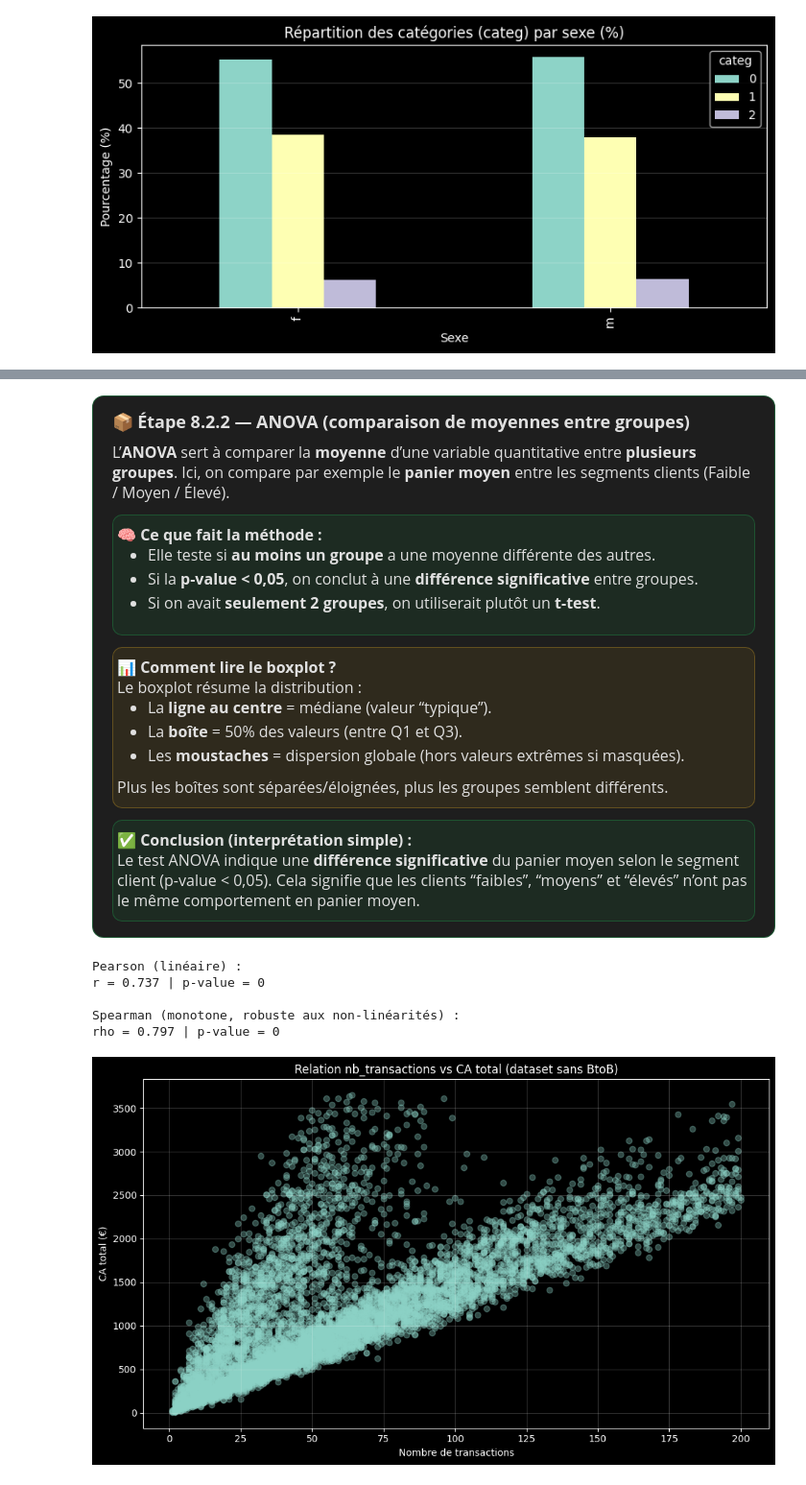
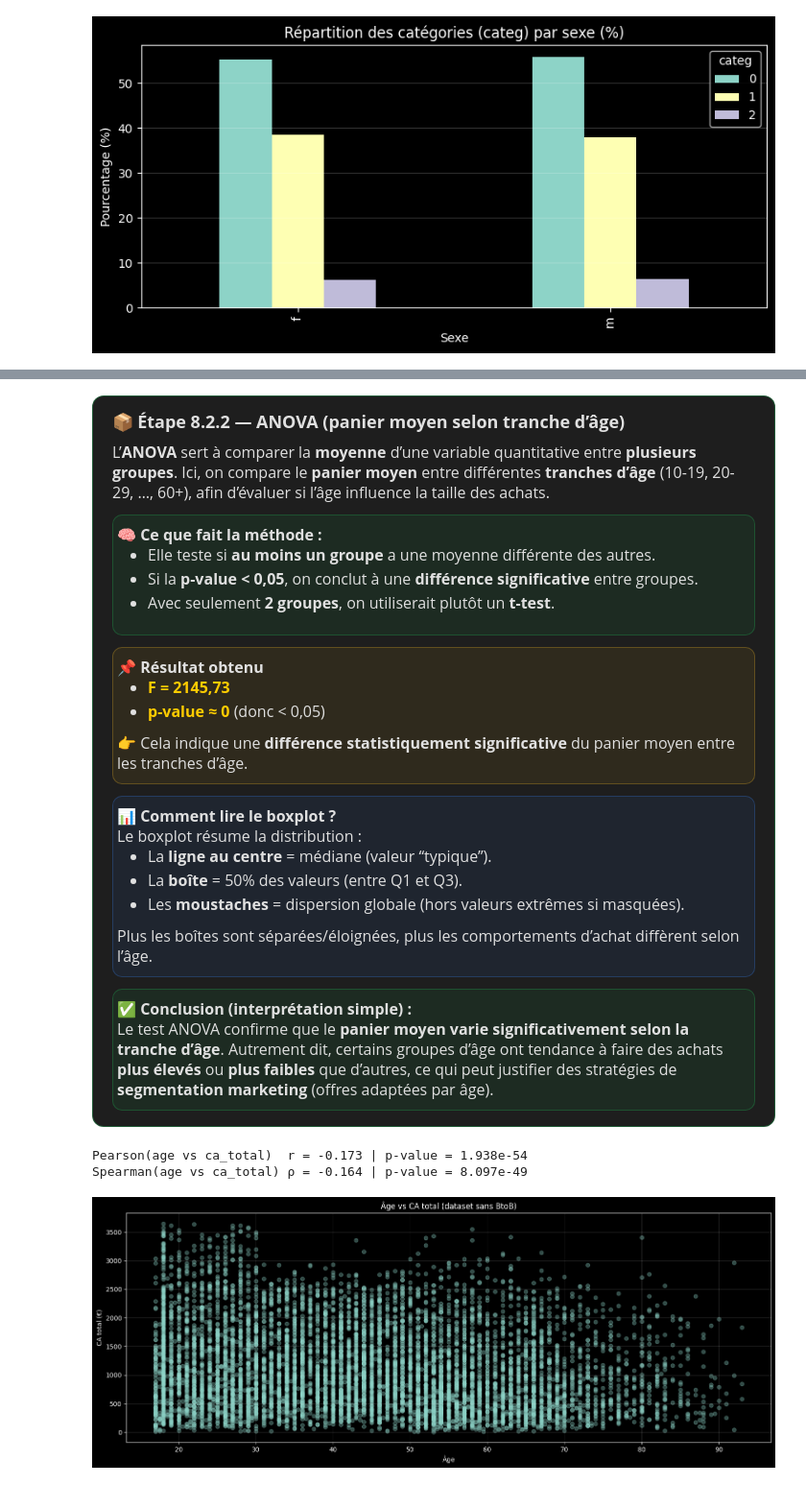
Before and after one commit to Stephane-OC/lapage, a Jupyter notebook: analyse_lapage.ipynb, the cells around one changed output, grey strips where cells are left out. Shown at 96% size. Drawn from its saved outputs; the diff is of its cells as text; code cells hidden in the pictures.

```diff
--- a/analyse_lapage.ipynb
+++ b/analyse_lapage.ipynb
@@ -5599,26 +5597,30 @@ categ
 2     6.33
 Name: percent, dtype: Float64
 # %%
-# Préparation des données (dataset "sans BtoB")
-# Objectif : construire un dataset client pour les tests statistiques.
+# Base — Construire l'âge et un dataset client pour les tests
+# Objectif : préparer les variables Age, CA total, fréquence et panier moyen
 
-# Dataset filtré (clients atypiques exclus)
 df = df_sans_btob.copy()
 
-# Agrégation client (comme en 8.1)
+# âge au moment de l'achat (année transaction - année naissance)
+df["age"] = df["date"].dt.year - df["birth"]
+
+# sécurité : on garde des âges plausibles (à ajuster si besoin)
+df = df[(df["age"] >= 10) & (df["age"] <= 100)].copy()
+
+# dataset client
 client_stats = (
     df.groupby("client_id")
       .agg(
+          age=("age", "median"),             # âge "représentatif" du client
           nb_transactions=("price", "size"),
           ca_total=("price", "sum"),
           panier_moyen=("price", "mean"),
+          sex=("sex", "first")               # 1 valeur par client
       )
       .reset_index()
 )
 
 display(client_stats.head())
-print("Nombre de clients analysés :", len(client_stats))
-
-# Petit contrôle rapide
-print("CA total (dataset sans BtoB) :", f"{df['price'].sum():,.0f} €".replace(",", " "))
+print("Clients analysés :", len(client_stats))
 # %% [output]
@@ -5869,12 +5850,13 @@ ANOVA sur panier_moyen selon segment_client | F = 582.92 | p-value = 0.0000
 
   <div style="display:flex; align-items:center; gap:10px; margin-bottom:10px;">
     <span style="font-size:18px;">📦</span>
-    <b style="font-size:18px;">Étape 8.2.2 — ANOVA (comparaison de moyennes entre groupes)</b>
+    <b style="font-size:18px;">Étape 8.2.2 — ANOVA (panier moyen selon tranche d’âge)</b>
   </div>
 
   <p style="margin:0 0 10px 0;">
     L’<b>ANOVA</b> sert à comparer la <b>moyenne</b> d’une variable quantitative entre <b>plusieurs groupes</b>.
-    Ici, on compare par exemple le <b>panier moyen</b> entre les segments clients (Faible / Moyen / Élevé).
+    Ici, on compare le <b>panier moyen</b> entre différentes <b>tranches d’âge</b> (10-19, 20-29, …, 60+),
+    afin d’évaluer si l’âge influence la taille des achats.
   </p>
 
   <div style="
@@ -5888,7 +5870,7 @@ ANOVA sur panier_moyen selon segment_client | F = 582.92 | p-value = 0.0000
     <ul style="margin:8px 0 0 0; padding-left:18px;">
       <li>Elle teste si <b>au moins un groupe</b> a une moyenne différente des autres.</li>
       <li>Si la <b>p-value &lt; 0,05</b>, on conclut à une <b>différence significative</b> entre groupes.</li>
-      <li>Si on avait <b>seulement 2 groupes</b>, on utiliserait plutôt un <b>t-test</b>.</li>
+      <li>Avec seulement <b>2 groupes</b>, on utiliserait plutôt un <b>t-test</b>.</li>
     </ul>
   </div>
 
@@ -5899,6 +5881,21 @@ ANOVA sur panier_moyen selon segment_client | F = 582.92 | p-value = 0.0000
     background:rgba(251,191,36,0.08);
     border:1px solid rgba(251,191,36,0.25);
   ">
+    📌 <b>Résultat obtenu</b><br>
+    <ul style="margin:8px 0 0 0; padding-left:18px;">
+      <li><b style="color:#ffcc00;">F = 2145,73</b></li>
+      <li><b style="color:#ffcc00;">p-value ≈ 0</b> (donc &lt; 0,05)</li>
+    </ul>
+    👉 Cela indique une <b>différence statistiquement significative</b> du panier moyen entre les tranches d’âge.
+  </div>
+
+  <div style="
+    margin-top:12px;
+    padding:10px 4px;
+    border-radius:10px;
+    background:rgba(59,130,246,0.08);
+    border:1px solid rgba(59,130,246,0.25);
+  ">
     📊 <b>Comment lire le boxplot ?</b><br>
     Le boxplot résume la distribution :
     <ul style="margin:8px 0 0 0; padding-left:18px;">
@@ -5906,7 +5903,7 @@ ANOVA sur panier_moyen selon segment_client | F = 582.92 | p-value = 0.0000
       <li>La <b>boîte</b> = 50% des valeurs (entre Q1 et Q3).</li>
       <li>Les <b>moustaches</b> = dispersion globale (hors valeurs extrêmes si masquées).</li>
     </ul>
-    Plus les boîtes sont séparées/éloignées, plus les groupes semblent différents.
+    Plus les boîtes sont séparées/éloignées, plus les comportements d’achat diffèrent selon l’âge.
   </div>
 
   <div style="
@@ -5917,45 +5914,36 @@ ANOVA sur panier_moyen selon segment_client | F = 582.92 | p-value = 0.0000
     border:1px solid rgba(34,197,94,0.25);
   ">
     ✅ <b>Conclusion (interprétation simple) :</b><br>
-    Le test ANOVA indique une <b>différence significative</b> du panier moyen selon le segment client (p-value &lt; 0,05).
-    Cela signifie que les clients “faibles”, “moyens” et “élevés” n’ont pas le même comportement en panier moyen.
+    Le test ANOVA confirme que le <b>panier moyen varie significativement selon la tranche d’âge</b>.
+    Autrement dit, certains groupes d’âge ont tendance à faire des achats <b>plus élevés</b> ou <b>plus faibles</b> que d’autres,
+    ce qui peut justifier des stratégies de <b>segmentation marketing</b> (offres adaptées par âge).
   </div>
 
 </div>
 # %%
-# Pearson / Spearman (corrélations + significativité)
-# Objectif : mesurer la relation entre variables quantitatives (r + p-value)
+# Pearson/Spearman — Âge vs montant total des achats (CA total)
 
 from scipy.stats import pearsonr, spearmanr
 
-x = client_stats["nb_transactions"]
+x = client_stats["age"]
 y = client_stats["ca_total"]
 
 r_p, p_p = pearsonr(x, y)
 r_s, p_s = spearmanr(x, y)
 
-print("Pearson (linéaire) :")
-print(f"r = {r_p:.3f} | p-value = {p_p:.4g}")
+print(f"Pearson(age vs ca_total)  r = {r_p:.3f} | p-value = {p_p:.4g}")
+print(f"Spearman(age vs ca_total) ρ = {r_s:.3f} | p-value = {p_s:.4g}")
 
-print("\nSpearman (monotone, robuste aux non-linéarités) :")
-print(f"rho = {r_s:.3f} | p-value = {p_s:.4g}")
-
-# Graphique : nuage de points
 plt.style.use("dark_background")
-fig, ax = plt.subplots(figsize=(10, 6))
-
+fig, ax = plt.subplots(figsize=(15, 6))
 ax.scatter(x, y, alpha=0.35)
-ax.set_title("Relation nb_transactions vs CA total (dataset sans BtoB)")
-ax.set_xlabel("Nombre de transactions")
+ax.set_title("Âge vs CA total (dataset sans BtoB)")
+ax.set_xlabel("Âge")
 ax.set_ylabel("CA total (€)")
 ax.grid(alpha=0.2)
-
 plt.tight_layout()
 plt.show()
 # %% [output]
-Pearson (linéaire) :
-r = 0.737 | p-value = 0
-
-Spearman (monotone, robuste aux non-linéarités) :
-rho = 0.797 | p-value = 0
+Pearson(age vs ca_total)  r = -0.173 | p-value = 1.938e-54
+Spearman(age vs ca_total) ρ = -0.164 | p-value = 8.097e-49
-[figure, old version]
+[figure, new version]
```
Also changed, not shown: parts of 14 cells of this notebook, 1 other file.
